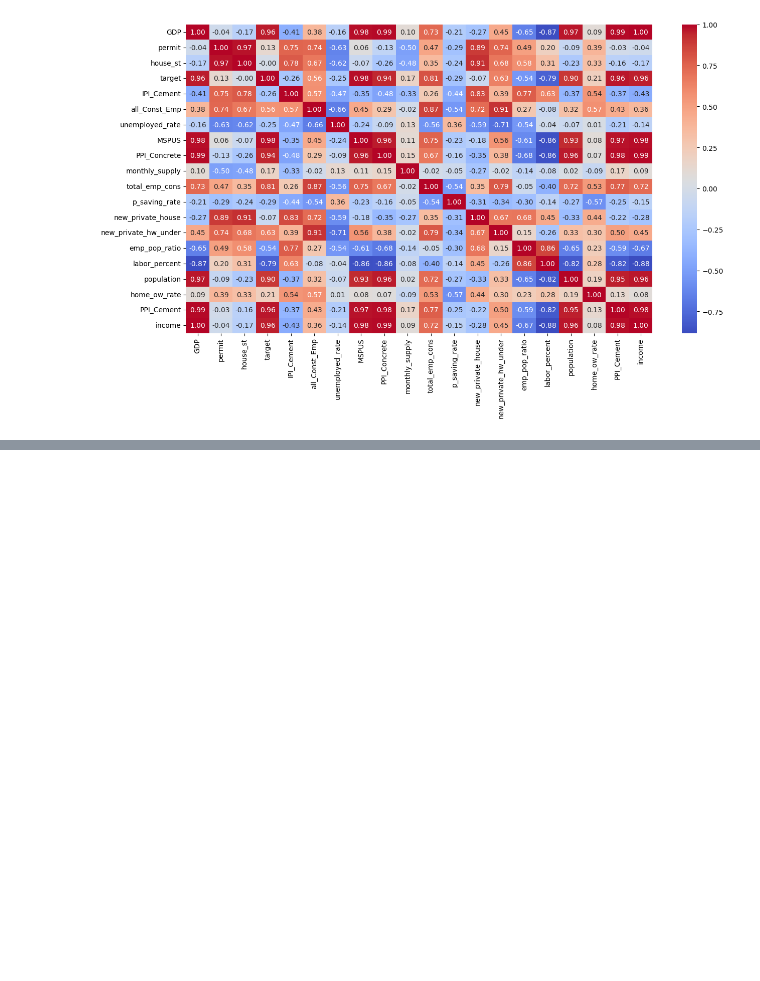
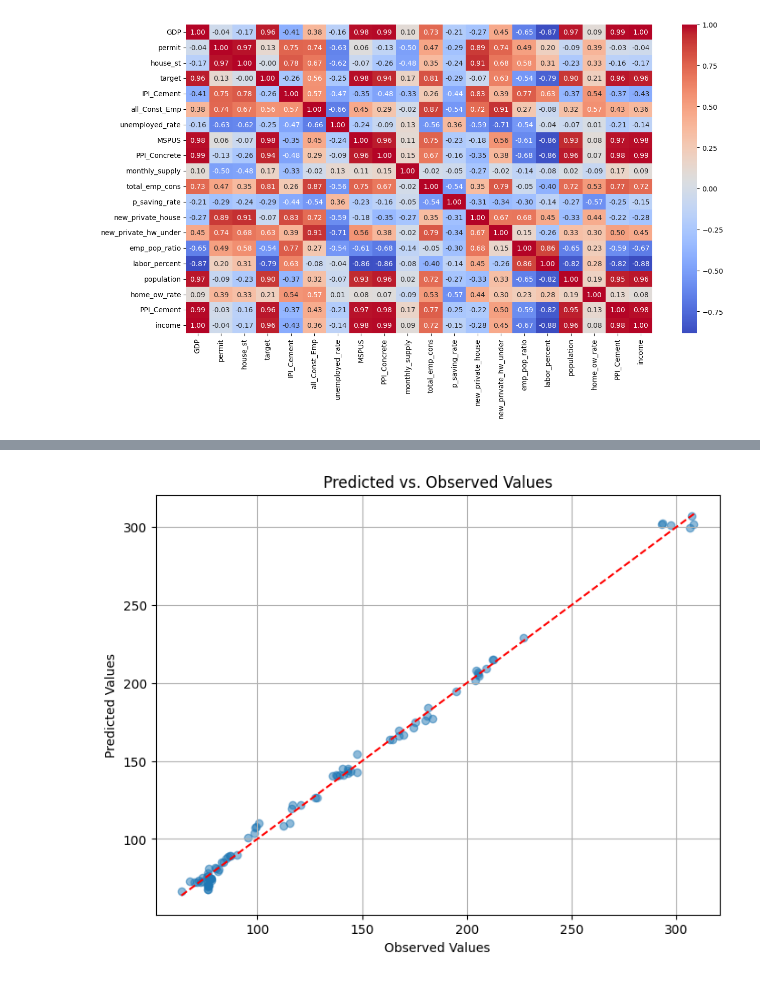
Before and after one commit to somyakmukherjee/US-Home-Price-Prediction, a Jupyter notebook: EDA_&_Modelling.ipynb, the cells around one changed output, grey strips where cells are left out. Cells and saved outputs as stored; diff of their text form; code cells hidden in the pictures; blank space fills up the shorter version.

```diff
--- a/EDA_&_Modelling.ipynb
+++ b/EDA_&_Modelling.ipynb
@@ -383,0 +414,29 @@ plt.show()
+# %%
+X = df.drop(columns=['DATE', 'target'], axis=1)
+y = df.target
+
+
+X_train, X_test, y_train, y_test = train_test_split(X, y, test_size=0.2, random_state=42)
+
+
+scaler = StandardScaler()
+X_train = scaler.fit_transform(X_train)
+X_test = scaler.transform(X_test)
+# %%
+lasso_cv_model = LassoCV(alphas=np.logspace(-4, 4, 100),cv=5, max_iter=10000, tol=0.001)
+lasso_cv_model.fit(X_train, y_train)
+
+
+lasso_cv_predictions = lasso_cv_model.predict(X_test)
+optimal_alpha = lasso_cv_model.alpha_
+
+
+mse = mean_squared_error(y_test, lasso_cv_predictions)
+rmse = np.sqrt(mse)
+r2 = r2_score(y_test, lasso_cv_predictions)
+
+
+print(f"Optimal Alpha: {optimal_alpha:.4f}")
+print(f"Mean Squared Error (MSE): {mse:.2f}")
+print(f"RMSE: {rmse:2f}")
+print(f"R-squared (R2): {r2:.2f}")
@@ -383,0 +501,18 @@ plt.show()
+# %%
+import numpy as np
+import matplotlib.pyplot as plt
+
+plt.figure(figsize=(8, 6))
+plt.scatter(y_test, lasso_cv_predictions, alpha=0.5)
+plt.xlabel("Observed Values")
+plt.ylabel("Predicted Values")
+plt.title("Predicted vs. Observed Values")
+plt.grid(True)
+
+# Add a diagonal line for reference (perfect predictions)
+x = np.linspace(min(y_test), max(y_test), 100)
+plt.plot(x, x, color='red', linestyle='--')
+
+plt.show()
+# %% [output]
+[figure, added]
```
Also changed, not shown: parts of 14 cells of this notebook.
